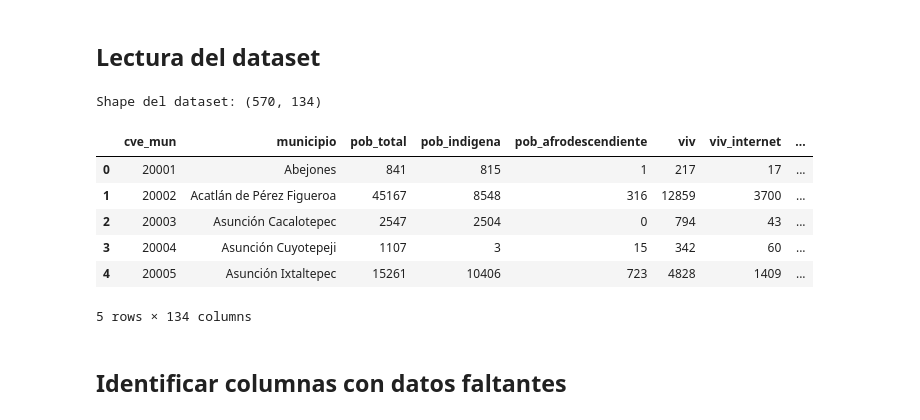
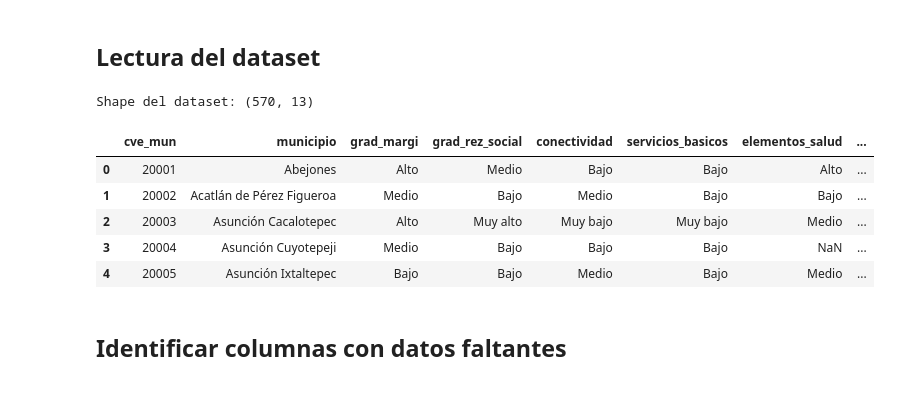
Before and after one commit to axldorian/ai-muni-rec, a Jupyter notebook: notebooks/data_imputation_kmeans.ipynb, the cells around one changed output. Drawn from its saved outputs; the diff is of its cells as text; code cells hidden in the pictures.

```diff
--- a/notebooks/data_imputation_kmeans.ipynb
+++ b/notebooks/data_imputation_kmeans.ipynb
@@ -22,18 +22,17 @@ sns.set_palette("husl")
 # %% [markdown]
 ## Lectura del dataset
 # %%
-df = pd.read_csv('../data/processed/dataset_municipal_v2.csv')
+df = pd.read_csv('../data/processed/indicators_municipal.csv')
 print(f"Shape del dataset: {df.shape}")
 df.head()
 # %% [output]
-Shape del dataset: (570, 134)
+Shape del dataset: (570, 13)
-|  | cve_mun | municipio | pob_total | pob_indigena | pob_afrodescendiente | viv | viv_internet | ... |
-| 0 | 20001 | Abejones | 841 | 815 | 1 | 217 | 17 | ... |
-| 1 | 20002 | Acatlán de Pérez Figueroa | 45167 | 8548 | 316 | 12859 | 3700 | ... |
-| 2 | 20003 | Asunción Cacalotepec | 2547 | 2504 | 0 | 794 | 43 | ... |
-| 3 | 20004 | Asunción Cuyotepeji | 1107 | 3 | 15 | 342 | 60 | ... |
-| 4 | 20005 | Asunción Ixtaltepec | 15261 | 10406 | 723 | 4828 | 1409 | ... |
+|  | cve_mun | municipio | grad_margi | grad_rez_social | conectividad | servicios_basicos | elementos_salud | ... |
+| 0 | 20001 | Abejones | Alto | Medio | Bajo | Bajo | Alto | ... |
+| 1 | 20002 | Acatlán de Pérez Figueroa | Medio | Bajo | Medio | Bajo | Bajo | ... |
+| 2 | 20003 | Asunción Cacalotepec | Alto | Muy alto | Muy bajo | Muy bajo | Medio | ... |
+| 3 | 20004 | Asunción Cuyotepeji | Medio | Bajo | Bajo | Bajo | NaN | ... |
+| 4 | 20005 | Asunción Ixtaltepec | Bajo | Bajo | Medio | Bajo | Medio | ... |
-5 rows × 134 columns
 # %% [markdown]
 ## Identificar columnas con datos faltantes
 # %%
```
Also changed, not shown: parts of 22 cells of this notebook, 4 other files.
